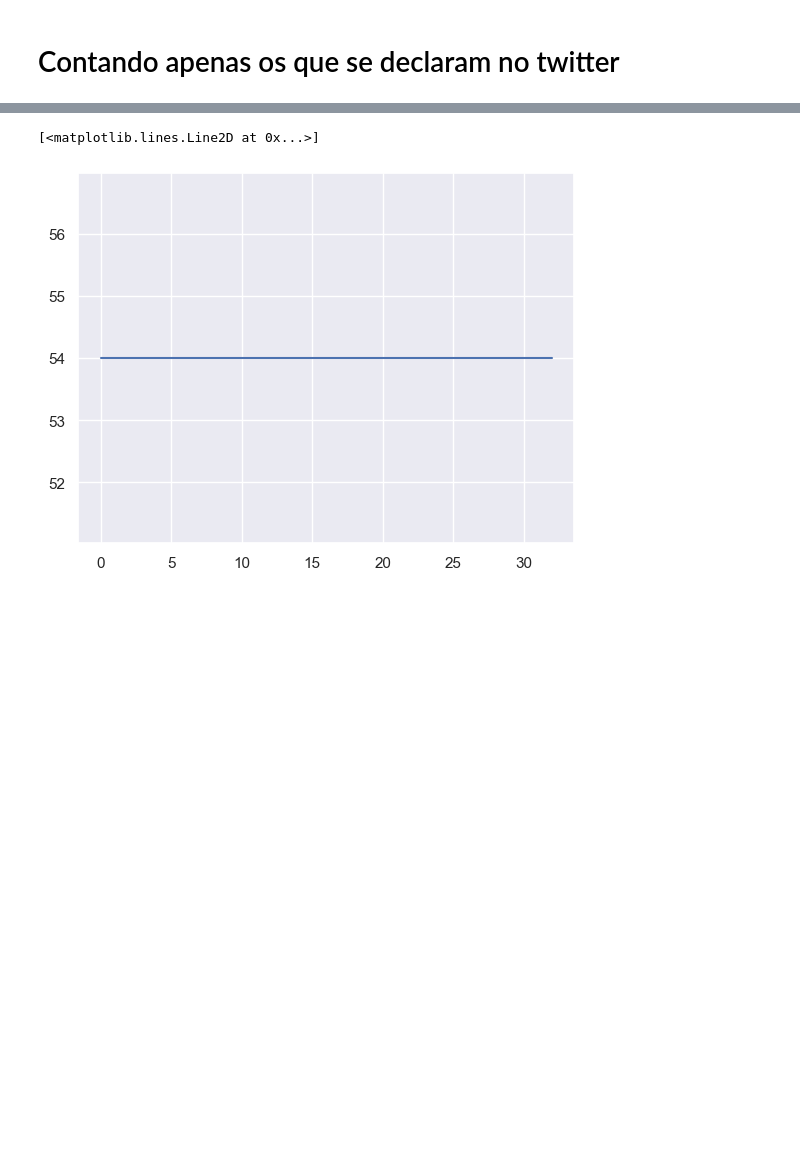
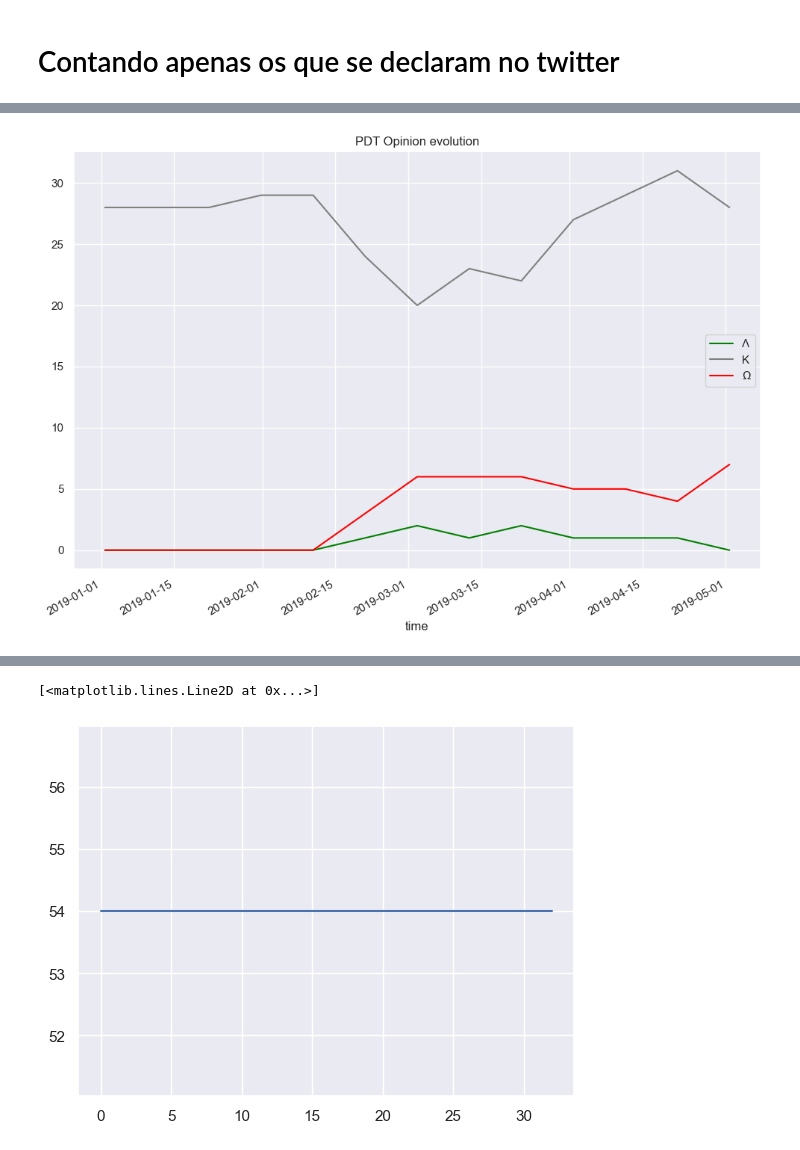
Before and after one commit to htrpch/politcalShit, a Jupyter notebook: notebooks/ShowModel.ipynb, the cells around one changed output, grey strips where cells are left out. Drawn from its saved outputs; the diff is of its cells as text; code cells hidden in the pictures; blank space fills up the shorter version.

```diff
--- a/notebooks/ShowModel.ipynb
+++ b/notebooks/ShowModel.ipynb
@@ -93,0 +54,4 @@ df_pt.plot(figsize=(10,7),color=['green', 'gray', 'red'],title='PT Opinion evolu
+# %%
+plot_party_evolution(Experimento=Experimento, party='PDT', save = True)
+# %% [output]
+[figure, added]
```
Also changed, not shown: parts of 9 cells of this notebook, 2 other files.
